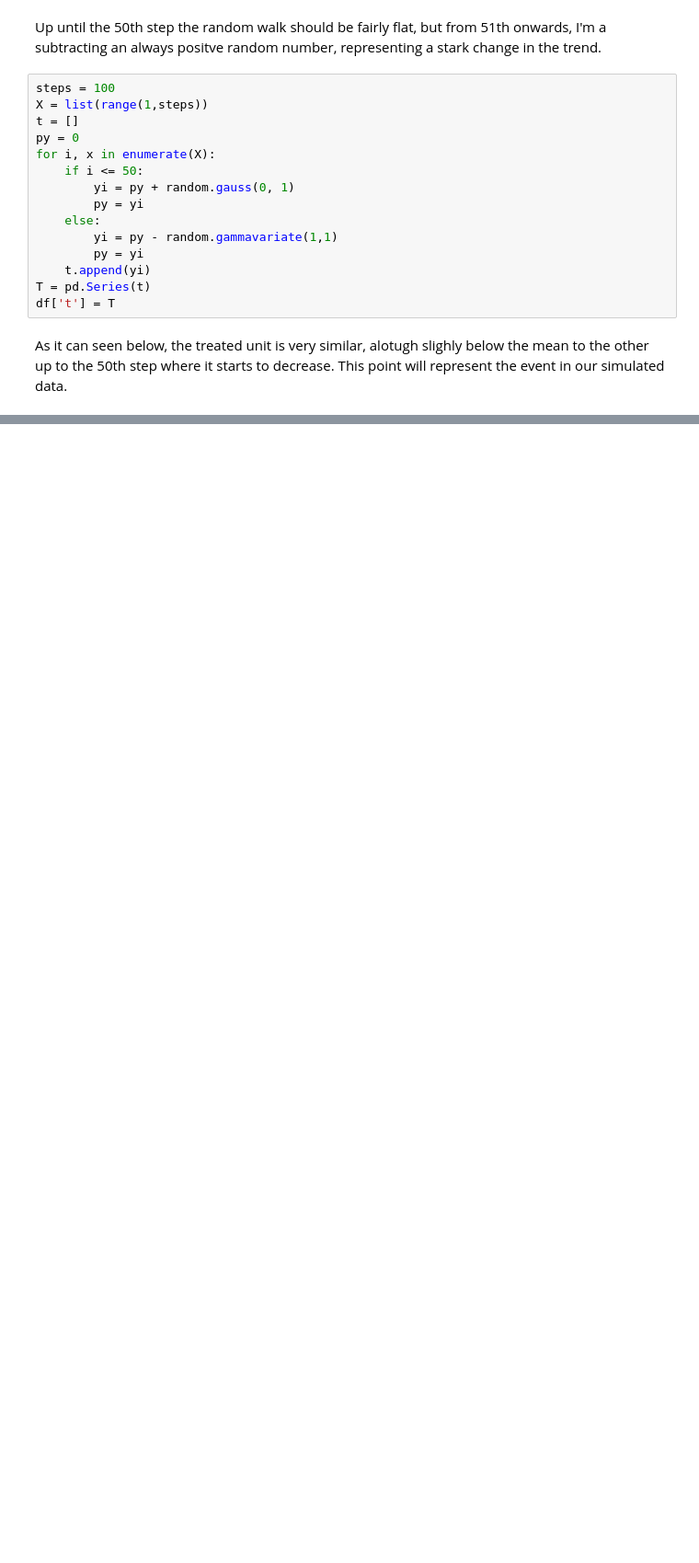
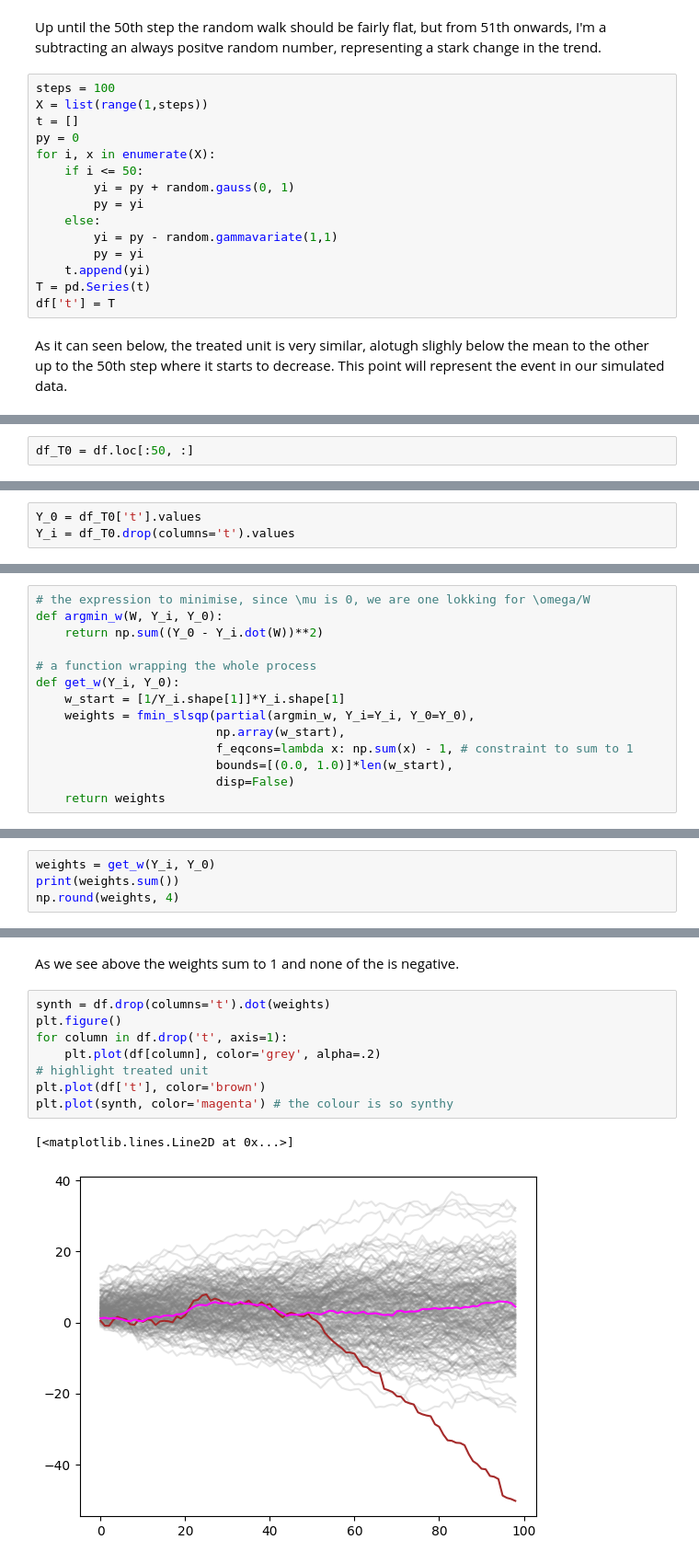
Before and after one commit to centre-for-care/costofcare, a Jupyter notebook: Synthetic_control_review.ipynb, the cells around one changed output, grey strips where cells are left out. Shown at 92% size. Drawn from its saved outputs; the diff is of its cells as text; blank space fills up the shorter version.

Commit message:
adding to the study of synthtic controls

```diff
--- a/Synthetic_control_review.ipynb
+++ b/Synthetic_control_review.ipynb
@@ -77,0 +119,2 @@ looking at the above plot its very obvious that our treament had an efect in the
+# %%
+df_T0 = df.loc[:50, :]
@@ -77,0 +123,3 @@ looking at the above plot its very obvious that our treament had an efect in the
+# %%
+Y_0 = df_T0['t'].values
+Y_i = df_T0.drop(columns='t').values
@@ -77,0 +134,14 @@ looking at the above plot its very obvious that our treament had an efect in the
+# %%
+# the expression to minimise, since \mu is 0, we are one lokking for \omega/W
+def argmin_w(W, Y_i, Y_0):
+    return np.sum((Y_0 - Y_i.dot(W))**2)
+
+# a function wrapping the whole process
+def get_w(Y_i, Y_0):
+    w_start = [1/Y_i.shape[1]]*Y_i.shape[1]
+    weights = fmin_slsqp(partial(argmin_w, Y_i=Y_i, Y_0=Y_0),
+                         np.array(w_start),
+                         f_eqcons=lambda x: np.sum(x) - 1, # constraint to sum to 1
+                         bounds=[(0.0, 1.0)]*len(w_start),
+                         disp=False)
+    return weights
@@ -77,0 +150,4 @@ looking at the above plot its very obvious that our treament had an efect in the
+# %%
+weights = get_w(Y_i, Y_0)
+print(weights.sum())
+np.round(weights, 4)
@@ -77,0 +173,13 @@ looking at the above plot its very obvious that our treament had an efect in the
+# %% [markdown]
+As we see above the weights sum to 1 and none of the is negative.
+# %%
+synth = df.drop(columns='t').dot(weights)
+plt.figure()
+for column in df.drop('t', axis=1):
+    plt.plot(df[column], color='grey', alpha=.2)
+# highlight treated unit
+plt.plot(df['t'], color='brown')
+plt.plot(synth, color='magenta') # the colour is so synthy
+# %% [output]
+[<matplotlib.lines.Line2D at 0x...>]
+[figure, added]
```
Also changed, not shown: parts of 19 cells of this notebook, 1 other file.
